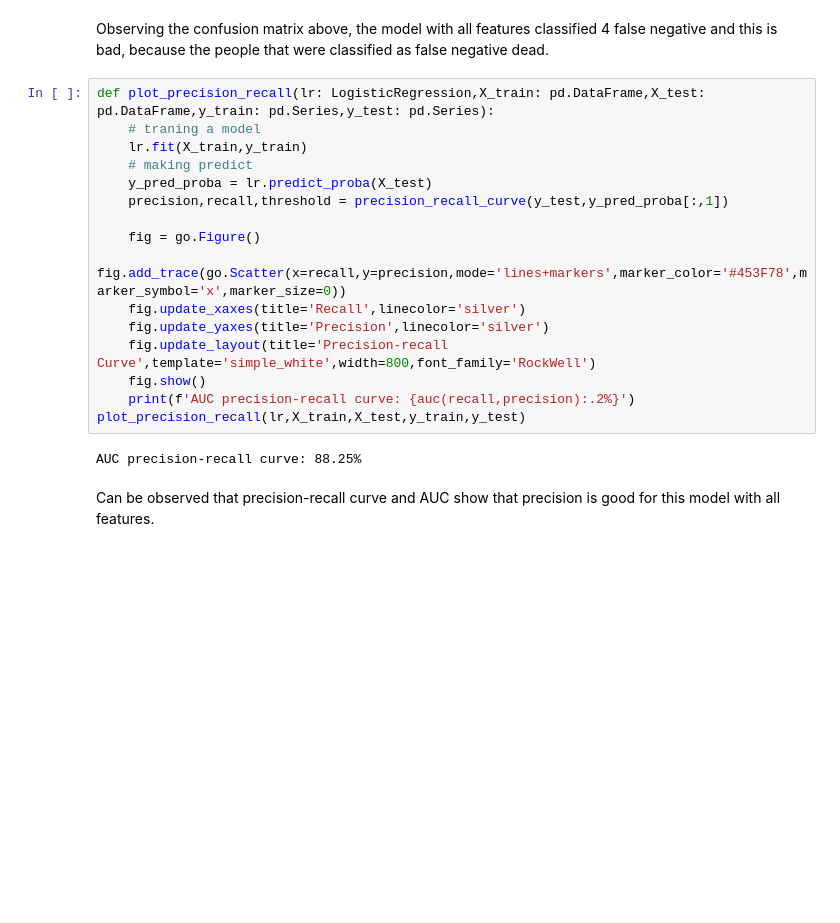
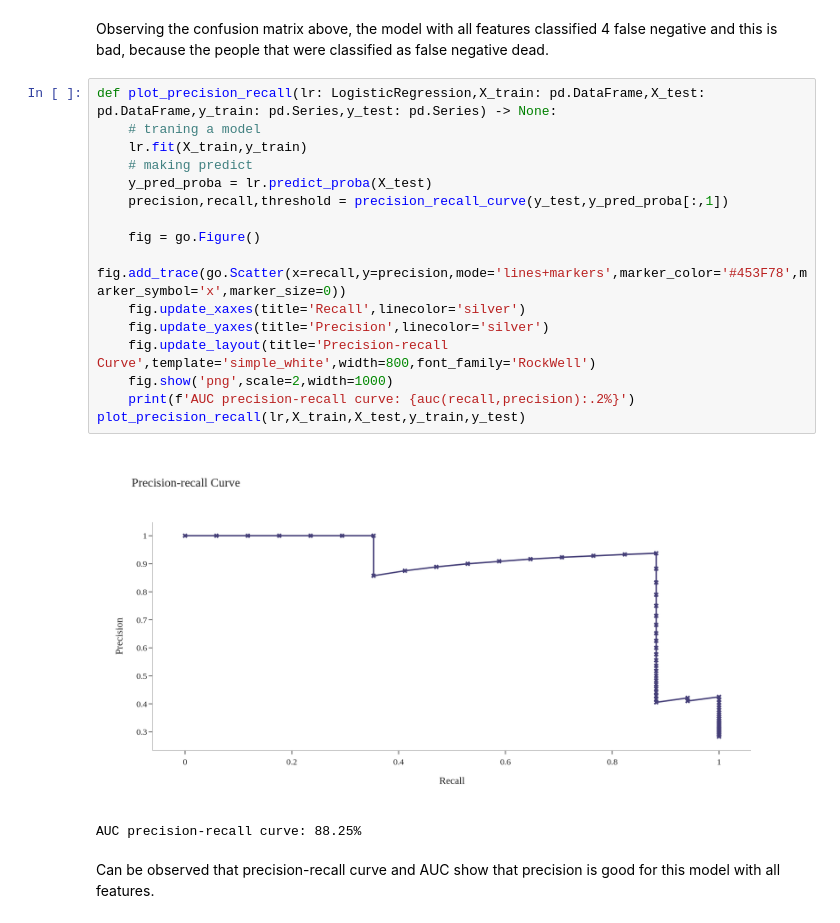
Before and after one commit to Fabio-luiz-sousa/prediction_heart_failure, a Jupyter notebook: modeling/modeling.ipynb, the cells around one changed output. Saved outputs shown, nothing was run; the diff lists cells and outputs as text; blank space fills up the shorter version.

```diff
--- a/modeling/modeling.ipynb
+++ b/modeling/modeling.ipynb
@@ -105,22 +107,23 @@ plot_cunfusion_matrix(lr,X_train,X_test,y_train,y_test)
 # %% [markdown]
 Observing the confusion matrix above, the model with all features classified 4 false negative and this is bad, because the people that were classified as false negative dead.
 # %%
-def plot_precision_recall(lr: LogisticRegression,X_train: pd.DataFrame,X_test: pd.DataFrame,y_train: pd.Series,y_test: pd.Series):
+def plot_precision_recall(lr: LogisticRegression,X_train: pd.DataFrame,X_test: pd.DataFrame,y_train: pd.Series,y_test: pd.Series) -> None:
     # traning a model
     lr.fit(X_train,y_train)
     # making predict
     y_pred_proba = lr.predict_proba(X_test)
     precision,recall,threshold = precision_recall_curve(y_test,y_pred_proba[:,1])
 
     fig = go.Figure()
     fig.add_trace(go.Scatter(x=recall,y=precision,mode='lines+markers',marker_color='#453F78',marker_symbol='x',marker_size=0))
     fig.update_xaxes(title='Recall',linecolor='silver')
     fig.update_yaxes(title='Precision',linecolor='silver')
     fig.update_layout(title='Precision-recall Curve',template='simple_white',width=800,font_family='RockWell')
-    fig.show()
+    fig.show('png',scale=2,width=1000)
     print(f'AUC precision-recall curve: {auc(recall,precision):.2%}')
 plot_precision_recall(lr,X_train,X_test,y_train,y_test)
 # %% [output]
+[figure, added]
 AUC precision-recall curve: 88.25%
 # %% [markdown]
 Can be observed that precision-recall curve and AUC show that precision is good for this model with all features.
```
Also changed, not shown: parts of 4 cells of this notebook, 1 other file.
